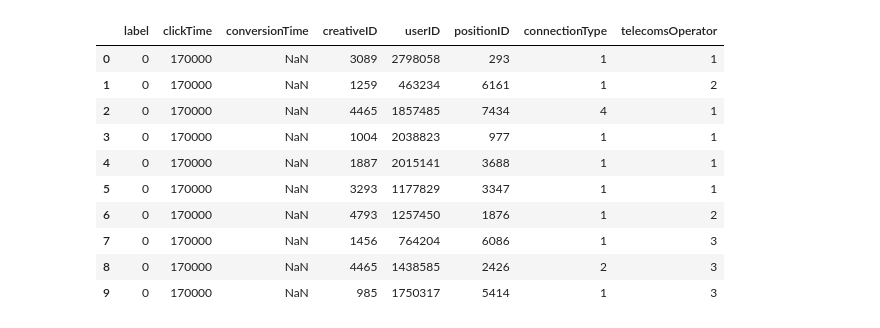
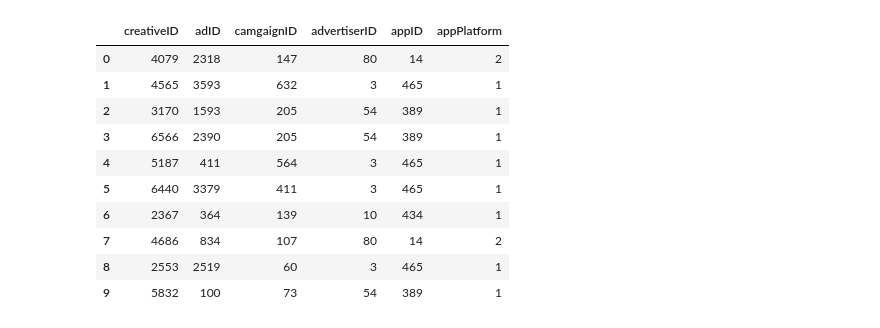
Before and after one commit to wangjiweisean/TencentComp, a Jupyter notebook: Untitled.ipynb, the cells around one changed output. Drawn from its saved outputs; the diff is of its cells as text; code cells hidden in the pictures.

```diff
--- a/Untitled.ipynb
+++ b/Untitled.ipynb
@@ -7,4 +7,10 @@ import matplotlib.pyplot as plt
 %matplotlib inline
 
 
-df = pd.read_csv('pre/train.csv')
+train = pd.read_csv('pre/train.csv')
+ad = pd.read_csv('pre/ad.csv')   # merged
+app_categories = pd.read_csv('pre/app_categories.csv')
+position = pd.read_csv('pre/position.csv')
+user_app_actions = pd.read_csv('pre/user_app_actions.csv')
+user_installedapps = pd.read_csv('pre/user_installedapps.csv')
+user = pd.read_csv('pre/user.csv')
@@ -11,14 +41,14 @@ df = pd.read_csv('pre/train.csv')
 # %%
-df.head(10)
+ad.head(10)
 # %% [output]
-|  | label | clickTime | conversionTime | creativeID | userID | positionID | connectionType | telecomsOperator |
-| 0 | 0 | 170000 | NaN | 3089 | 2798058 | 293 | 1 | 1 |
-| 1 | 0 | 170000 | NaN | 1259 | 463234 | 6161 | 1 | 2 |
-| 2 | 0 | 170000 | NaN | 4465 | 1857485 | 7434 | 4 | 1 |
-| 3 | 0 | 170000 | NaN | 1004 | 2038823 | 977 | 1 | 1 |
-| 4 | 0 | 170000 | NaN | 1887 | 2015141 | 3688 | 1 | 1 |
-| 5 | 0 | 170000 | NaN | 3293 | 1177829 | 3347 | 1 | 1 |
-| 6 | 0 | 170000 | NaN | 4793 | 1257450 | 1876 | 1 | 2 |
-| 7 | 0 | 170000 | NaN | 1456 | 764204 | 6086 | 1 | 3 |
-| 8 | 0 | 170000 | NaN | 4465 | 1438585 | 2426 | 2 | 3 |
-| 9 | 0 | 170000 | NaN | 985 | 1750317 | 5414 | 1 | 3 |
+|  | creativeID | adID | camgaignID | advertiserID | appID | appPlatform |
+| 0 | 4079 | 2318 | 147 | 80 | 14 | 2 |
+| 1 | 4565 | 3593 | 632 | 3 | 465 | 1 |
+| 2 | 3170 | 1593 | 205 | 54 | 389 | 1 |
+| 3 | 6566 | 2390 | 205 | 54 | 389 | 1 |
+| 4 | 5187 | 411 | 564 | 3 | 465 | 1 |
+| 5 | 6440 | 3379 | 411 | 3 | 465 | 1 |
+| 6 | 2367 | 364 | 139 | 10 | 434 | 1 |
+| 7 | 4686 | 834 | 107 | 80 | 14 | 2 |
+| 8 | 2553 | 2519 | 60 | 3 | 465 | 1 |
+| 9 | 5832 | 100 | 73 | 54 | 389 | 1 |
```
Also changed, not shown: parts of 28 cells of this notebook.
